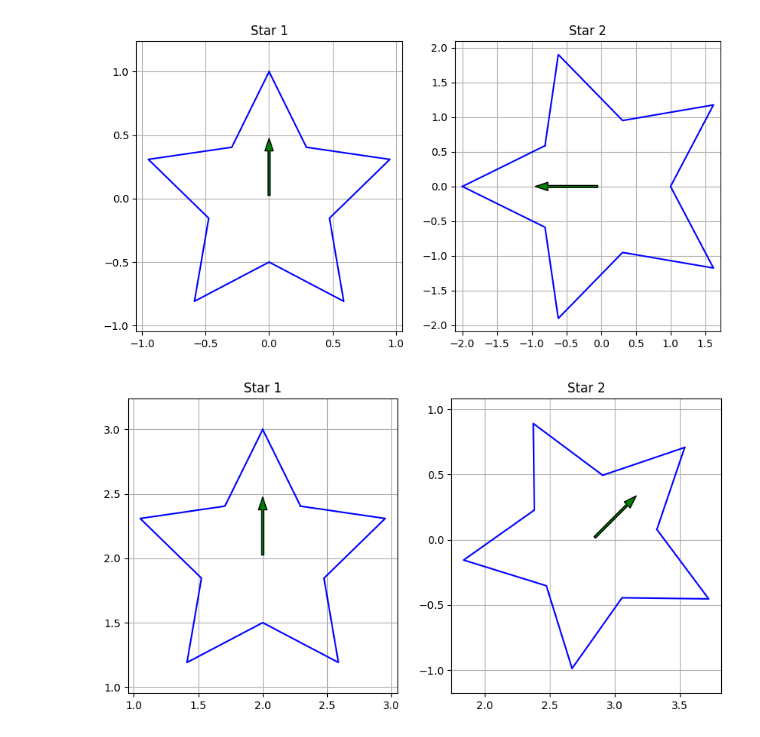
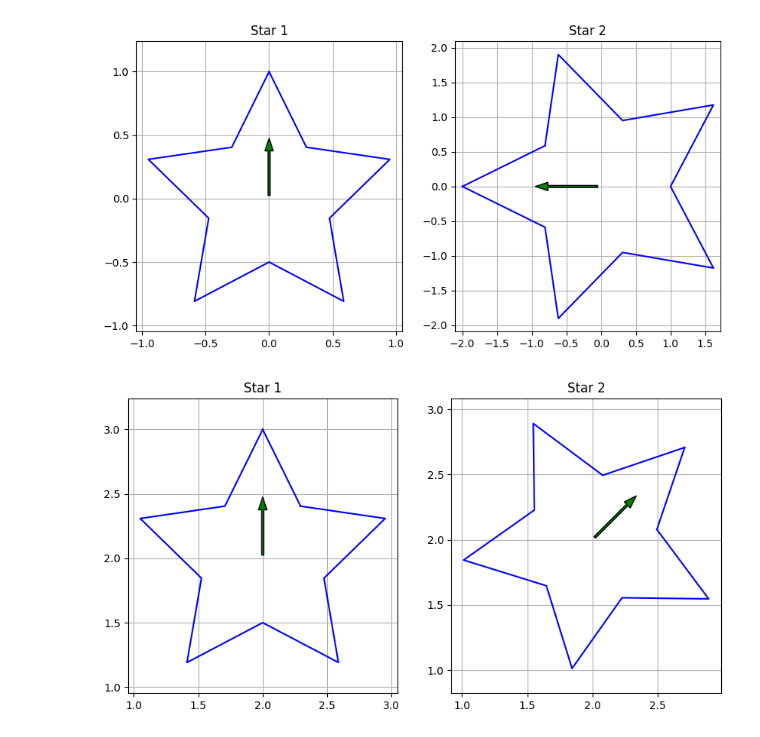
Before and after one commit to arnavkapasiuf/BME3053C-Spring-2025, a Jupyter notebook: homework/Homework_5.ipynb, the cells around one changed output. Drawn from its saved outputs; the diff is of its cells as text; code cells hidden in the pictures.

```diff
--- a/homework/Homework_5.ipynb
+++ b/homework/Homework_5.ipynb
@@ -113,18 +113,10 @@ transformed_star=transform_vertices(star,90,[2,2])
 plot_stars( [star,transformed_star])
 # %% [output]
 [figure]
-# %%
-def rotate_vertices(star_points, angle_degrees):
-    rotation = rotate(angle_degrees)
-    rotated_star = (rotation  @ star_points.T).T
-
-    return rotated_star[:,:2]
-
-
-star = generate_star(center=(2,2), homogeneous=True)
-
-rotated_star = rotate_vertices(star, -45)
-
-plot_stars([star,rotated_star])
-# %% [output]
-[figure, removed]
+# %%
+star = generate_star(center=(2,2), homogeneous= True)
+transformed_star= (translate(2,2) @rotate(-45)@translate(-2,-2) @ star.T).T
+
+plot_stars( [star,transformed_star])
+# %% [output]
+[figure, added]
```
Also changed, not shown: parts of 3 cells of this notebook.
